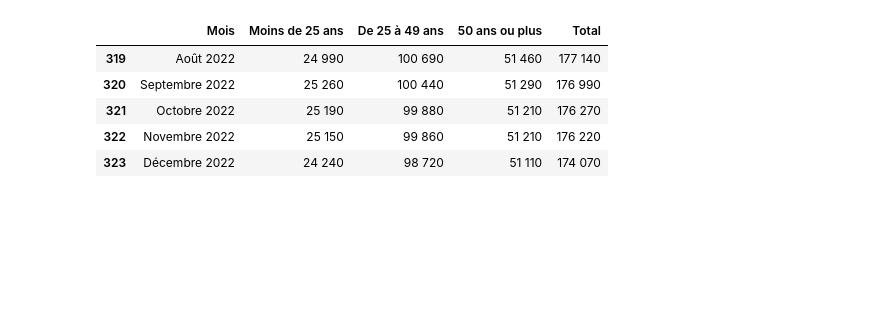
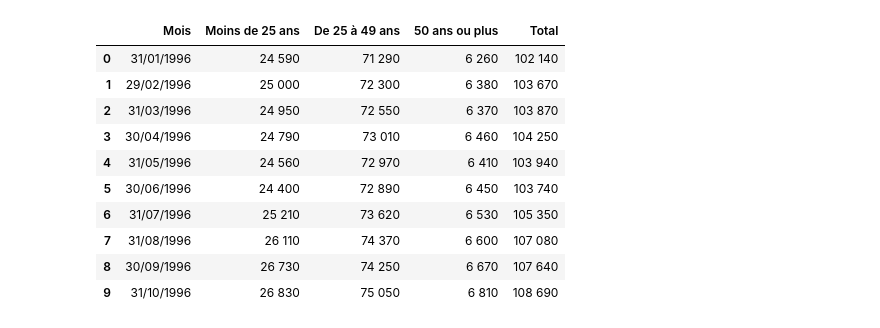
Before and after one commit to IsmaelSaid/Analyses, a Jupyter notebook: Pôle emploi/EDA 3 par âge.ipynb, the cells around one changed output. Cells and saved outputs as stored; diff of their text form; code cells hidden in the pictures; blank space fills up the shorter version.

```diff
--- a/Pôle emploi/EDA 3 par âge.ipynb
+++ b/Pôle emploi/EDA 3 par âge.ipynb
@@ -3,11 +3,17 @@ import pandas as pd
 # %%
 filename = "Demandeurs d’emploi inscrits en fin de mois à Pôle emploi par Tranche d'âge - Région _ La Réunion - .csv"
 data = pd.read_csv(filename,skiprows=3,sep=";",skipfooter=1,engine='python')
-data.tail()
+data[["Mois"]] = pd.DataFrame(pd.date_range(start="01-1996",end="01-2023",freq="M",name= "Mois").strftime("%d/%m/%Y"))
+data.head(10)
 # %% [output]
 |  | Mois | Moins de 25 ans | De 25 à 49 ans | 50 ans ou plus | Total |
-| 319 | Août 2022 | 24 990 | 100 690 | 51 460 | 177 140 |
-| 320 | Septembre 2022 | 25 260 | 100 440 | 51 290 | 176 990 |
-| 321 | Octobre 2022 | 25 190 | 99 880 | 51 210 | 176 270 |
-| 322 | Novembre 2022 | 25 150 | 99 860 | 51 210 | 176 220 |
-| 323 | Décembre 2022 | 24 240 | 98 720 | 51 110 | 174 070 |
+| 0 | 31/01/1996 | 24 590 | 71 290 | 6 260 | 102 140 |
+| 1 | 29/02/1996 | 25 000 | 72 300 | 6 380 | 103 670 |
+| 2 | 31/03/1996 | 24 950 | 72 550 | 6 370 | 103 870 |
+| 3 | 30/04/1996 | 24 790 | 73 010 | 6 460 | 104 250 |
+| 4 | 31/05/1996 | 24 560 | 72 970 | 6 410 | 103 940 |
+| 5 | 30/06/1996 | 24 400 | 72 890 | 6 450 | 103 740 |
+| 6 | 31/07/1996 | 25 210 | 73 620 | 6 530 | 105 350 |
+| 7 | 31/08/1996 | 26 110 | 74 370 | 6 600 | 107 080 |
+| 8 | 30/09/1996 | 26 730 | 74 250 | 6 670 | 107 640 |
+| 9 | 31/10/1996 | 26 830 | 75 050 | 6 810 | 108 690 |
```
Also changed, not shown: parts of 2 cells of this notebook, 2 other files.
